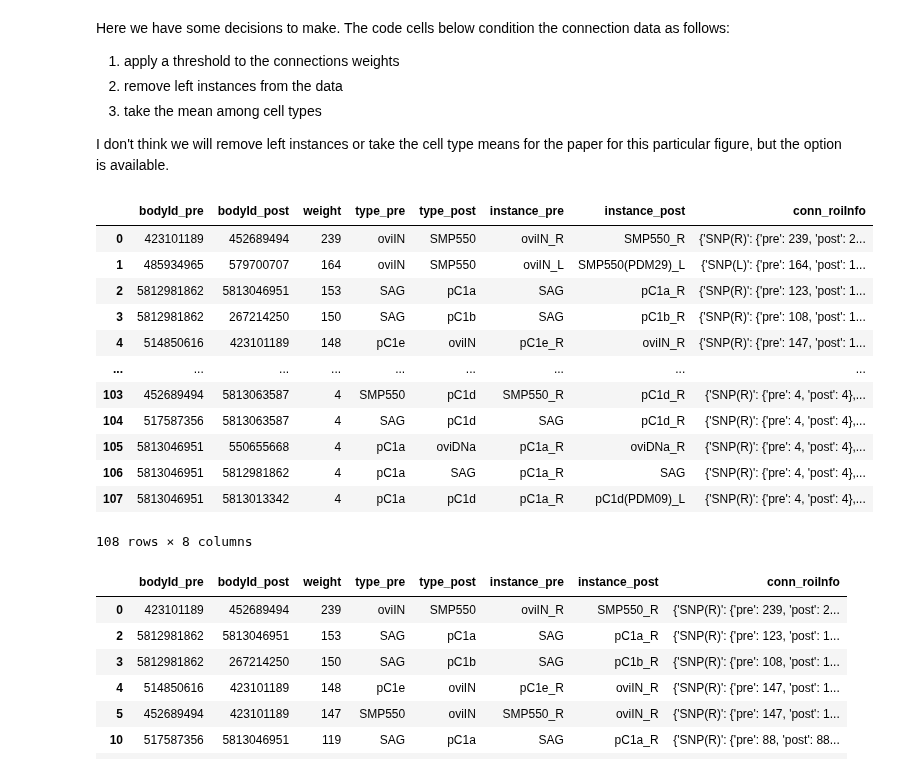
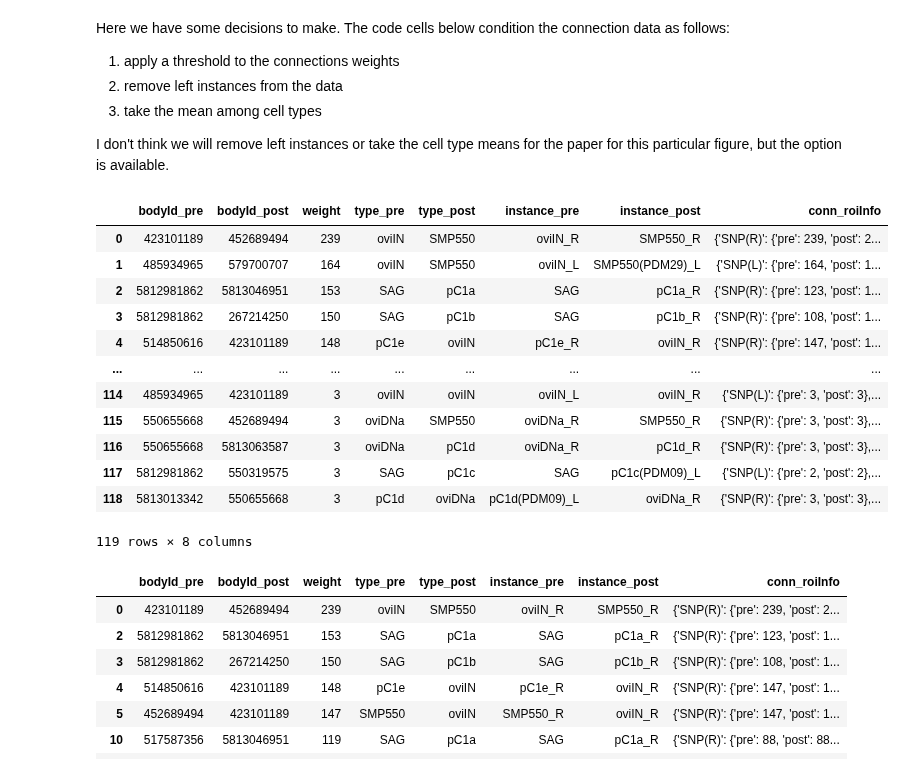
Before and after one commit to Gutierrez-lab/oviIN-inputs, a Jupyter notebook: oviposition_circuit.ipynb, the cells around one changed output. Saved outputs shown, nothing was run; the diff lists cells and outputs as text; code cells hidden in the pictures.

```diff
--- a/oviposition_circuit.ipynb
+++ b/oviposition_circuit.ipynb
@@ -129,24 +129,24 @@ Here we have some decisions to make. The code cells below condition the connecti
 
 I don't think we will remove left instances or take the cell type means for the paper for this particular figure, but the option is available.
 # %%
-#  threshold weights of 3 or less out
-weight_threshold = 3
+#  threshold weights
+weight_threshold = 2
 ovipos_conns = ovipos_conns[ovipos_conns.weight > weight_threshold]
 ovipos_conns
 # %% [output]
 |  | bodyId_pre | bodyId_post | weight | type_pre | type_post | instance_pre | instance_post | conn_roiInfo |
 | 0 | 423101189 | 452689494 | 239 | oviIN | SMP550 | oviIN_R | SMP550_R | {'SNP(R)': {'pre': 239, 'post': 2... |
 | 1 | 485934965 | 579700707 | 164 | oviIN | SMP550 | oviIN_L | SMP550(PDM29)_L | {'SNP(L)': {'pre': 164, 'post': 1... |
 | 2 | 5812981862 | 5813046951 | 153 | SAG | pC1a | SAG | pC1a_R | {'SNP(R)': {'pre': 123, 'post': 1... |
 | 3 | 5812981862 | 267214250 | 150 | SAG | pC1b | SAG | pC1b_R | {'SNP(R)': {'pre': 108, 'post': 1... |
 | 4 | 514850616 | 423101189 | 148 | pC1e | oviIN | pC1e_R | oviIN_R | {'SNP(R)': {'pre': 147, 'post': 1... |
 | ... | ... | ... | ... | ... | ... | ... | ... | ... |
-| 103 | 452689494 | 5813063587 | 4 | SMP550 | pC1d | SMP550_R | pC1d_R | {'SNP(R)': {'pre': 4, 'post': 4},... |
-| 104 | 517587356 | 5813063587 | 4 | SAG | pC1d | SAG | pC1d_R | {'SNP(R)': {'pre': 4, 'post': 4},... |
-| 105 | 5813046951 | 550655668 | 4 | pC1a | oviDNa | pC1a_R | oviDNa_R | {'SNP(R)': {'pre': 4, 'post': 4},... |
-| 106 | 5813046951 | 5812981862 | 4 | pC1a | SAG | pC1a_R | SAG | {'SNP(R)': {'pre': 4, 'post': 4},... |
-| 107 | 5813046951 | 5813013342 | 4 | pC1a | pC1d | pC1a_R | pC1d(PDM09)_L | {'SNP(R)': {'pre': 4, 'post': 4},... |
+| 114 | 485934965 | 423101189 | 3 | oviIN | oviIN | oviIN_L | oviIN_R | {'SNP(L)': {'pre': 3, 'post': 3},... |
+| 115 | 550655668 | 452689494 | 3 | oviDNa | SMP550 | oviDNa_R | SMP550_R | {'SNP(R)': {'pre': 3, 'post': 3},... |
+| 116 | 550655668 | 5813063587 | 3 | oviDNa | pC1d | oviDNa_R | pC1d_R | {'SNP(R)': {'pre': 3, 'post': 3},... |
+| 117 | 5812981862 | 550319575 | 3 | SAG | pC1c | SAG | pC1c(PDM09)_L | {'SNP(L)': {'pre': 2, 'post': 2},... |
+| 118 | 5813013342 | 550655668 | 3 | pC1d | oviDNa | pC1d(PDM09)_L | oviDNa_R | {'SNP(R)': {'pre': 3, 'post': 3},... |
-108 rows × 8 columns
+119 rows × 8 columns
 # %%
 # remove left instances
 ovipos_conns = ovipos_conns[ovipos_conns.instance_post.str.contains('_L') == False]
```
Also changed, not shown: parts of 3 cells of this notebook, 1 other file.
